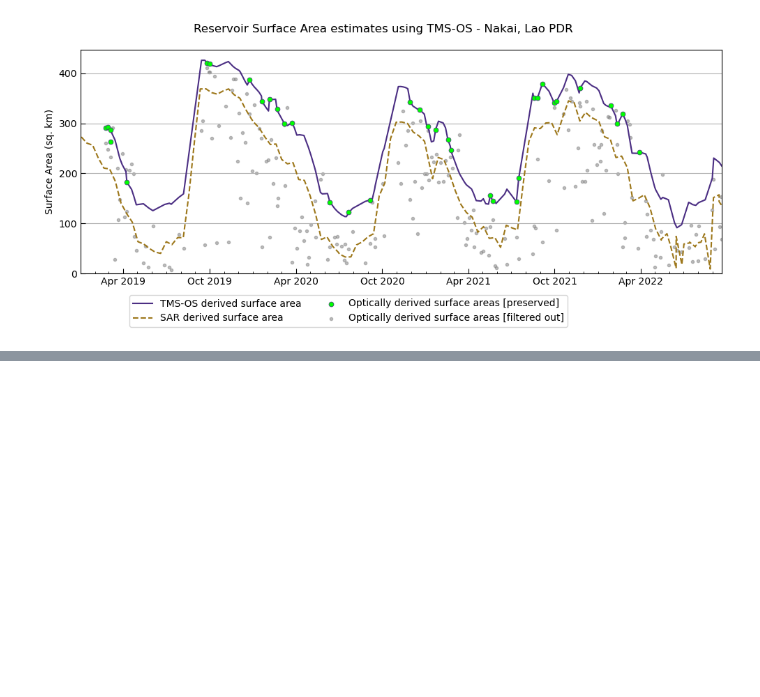
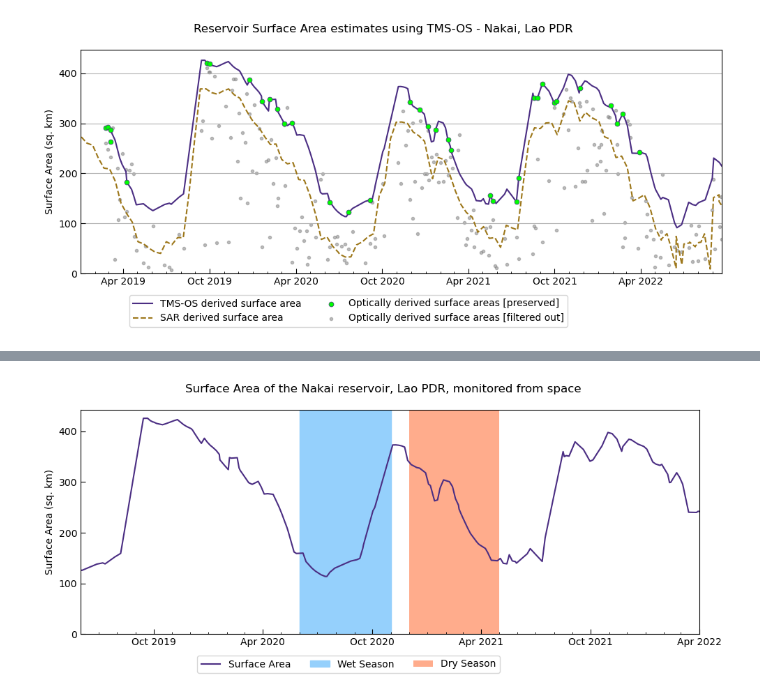
Before and after one commit to pritamd47/cuahsi_data_viz_2022_project, a Jupyter notebook: notebooks/sandbox.ipynb, the cells around one changed output, grey strips where cells are left out. Cells and saved outputs as stored; diff of their text form; code cells hidden in the pictures; blank space fills up the shorter version.

```diff
--- a/notebooks/sandbox.ipynb
+++ b/notebooks/sandbox.ipynb
@@ -187,0 +190,79 @@ if SAVE_FIG:
+# %%
+from matplotlib.dates import MonthLocator
+import matplotlib.ticker as ticker
+from matplotlib import cm
+from matplotlib import dates as md
+from matplotlib.colors import LinearSegmentedColormap, ListedColormap
+from scipy.interpolate import interp1d
+
+f, ax = plt.subplots(
+    figsize=(10, 4)
+)
+
+# colors for vertical lines
+norm = mpl.colors.Normalize(vmin=0, vmax=100)
+cmap = mpl.cm.get_cmap('RdYlGn_r')  # using available colormap
+
+norm = mpl.colors.Normalize(vmin=0, vmax=100)
+cmap = mpl.cm.get_cmap('RdYlGn_r')
+colors = [cmap(norm(v)) for v in cloud_percent]
+
+final_hdl = tmsos_df['area'].plot(color='#4b2e83', label='Surface Area', ax=ax)
+
+# Show the wet season
+ax.axvspan(pd.to_datetime("2020-06-01"), pd.to_datetime("2020-11-01"), color='xkcd:light blue', label='Wet Season')
+ax.axvspan(pd.to_datetime("2020-12-01"), pd.to_datetime("2021-05-01"), facecolor='#FF763F', alpha=0.6, label='Dry Season')
+
+# ax.grid(axis='none')
+
+ax.tick_params(
+    axis='x',
+    which='major',
+    length=5
+)
+ax.tick_params(
+    axis='x',
+    which='both',
+    direction = 'in'
+)
+ax.tick_params(
+    axis='y',
+    which='major',
+    direction='in',
+    length=5
+)
+ax.set_xlim(pd.to_datetime('2019-06-01'), pd.to_datetime('2022-04-01'))
+ax.set_ylim(0, None)
+ax.set_xlabel('')
+ax.set_ylabel("Surface Area (sq. km)")
+
+ax.set_xticklabels([], rotation='horizontal', ha='center')
+ax.xaxis.set_major_locator(MonthLocator(bymonth=[4, 10]))
+ax.xaxis.set_minor_locator(MonthLocator(bymonthday=1))
+ax.xaxis.set_major_formatter(md.DateFormatter('%b %Y'))
+
+ax.yaxis.set_major_locator(ticker.MultipleLocator(100))
+
+# cax.ax.tick_params(
+#     axis='y',
+#     length=2
+# )
+
+f.suptitle(f"Surface Area of the {resname} reservoir, Lao PDR, monitored from space")
+f.legend(ncol=3, bbox_to_anchor=[0.45, 0.025], loc='upper center')
+plt.tight_layout()
+
+SAVE_FIG = True
+
+if SAVE_FIG:
+    savedir = "../results/2/"
+    if not os.path.isdir(savedir):
+        try:
+            os.makedirs(savedir)
+        except Exception as e:
+            print(f"Could't create directory: {savedir}")
+            raise e
+
+    f.savefig(os.path.join(savedir, f"{resname}_non_scientific_audience.png"), dpi=300, bbox_inches='tight')
+# %% [output]
+[figure, added]
```
Also changed, not shown: parts of 1 cell of this notebook, 2 other files.
